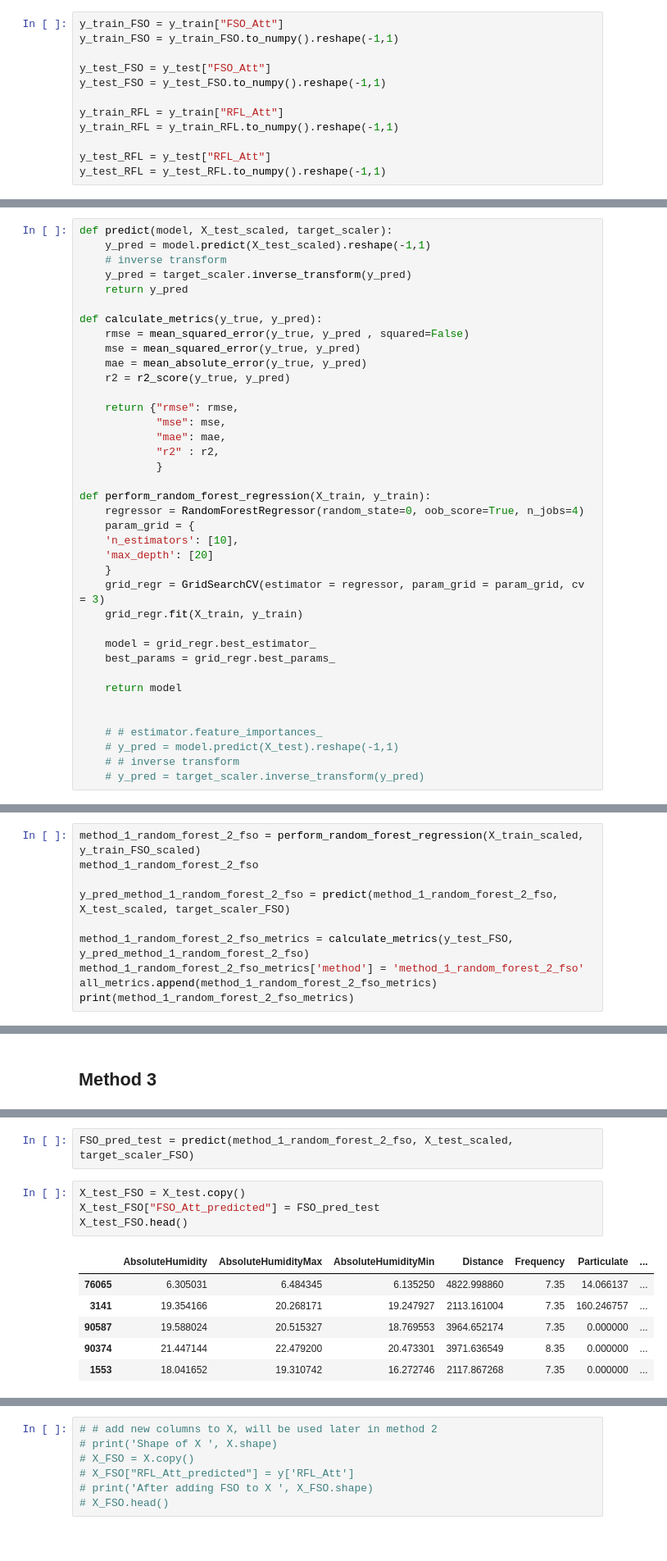
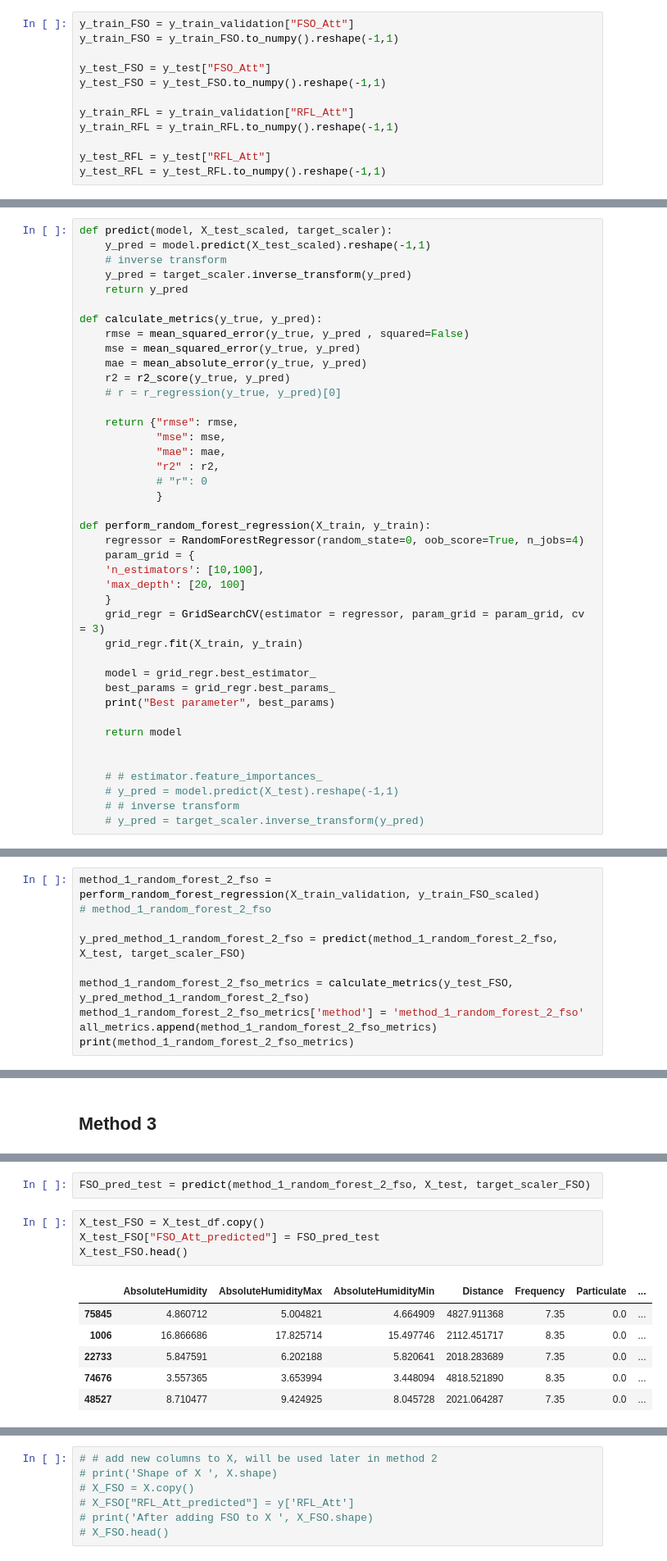
Before and after one commit to hoangthuha/researchproject, a Jupyter notebook: Project_B_Full_Data.ipynb, the cells around one changed output, grey strips where cells are left out. Shown at 82% size. Drawn from its saved outputs; the diff is of its cells as text.

```diff
--- a/Project_B_Full_Data.ipynb
+++ b/Project_B_Full_Data.ipynb
@@ -81,11 +285,11 @@ y_test:  (27414, 2)
 # %%
-y_train_FSO = y_train["FSO_Att"]
+y_train_FSO = y_train_validation["FSO_Att"]
 y_train_FSO = y_train_FSO.to_numpy().reshape(-1,1)
 
 y_test_FSO = y_test["FSO_Att"]
 y_test_FSO = y_test_FSO.to_numpy().reshape(-1,1)
 
-y_train_RFL = y_train["RFL_Att"]
+y_train_RFL = y_train_validation["RFL_Att"]
 y_train_RFL = y_train_RFL.to_numpy().reshape(-1,1)
 
 y_test_RFL = y_test["RFL_Att"]
@@ -112,24 +316,27 @@ def calculate_metrics(y_true, y_pred):
     mse = mean_squared_error(y_true, y_pred)
     mae = mean_absolute_error(y_true, y_pred)
     r2 = r2_score(y_true, y_pred)
+    # r = r_regression(y_true, y_pred)[0]
 
     return {"rmse": rmse,
             "mse": mse,
             "mae": mae,
             "r2" : r2,
+            # "r": 0
             }
 
 def perform_random_forest_regression(X_train, y_train):
     regressor = RandomForestRegressor(random_state=0, oob_score=True, n_jobs=4)
     param_grid = {
-    'n_estimators': [10],
-    'max_depth': [20]
+    'n_estimators': [10,100],
+    'max_depth': [20, 100]
     }
     grid_regr = GridSearchCV(estimator = regressor, param_grid = param_grid, cv = 3)
     grid_regr.fit(X_train, y_train)
 
     model = grid_regr.best_estimator_
     best_params = grid_regr.best_params_
+    print("Best parameter", best_params)
 
     return model
 
@@ -173,8 +381,8 @@ print(method_1_random_forest_1_rfl_metrics)
 # %%
-method_1_random_forest_2_fso = perform_random_forest_regression(X_train_scaled, y_train_FSO_scaled)
-method_1_random_forest_2_fso
+method_1_random_forest_2_fso = perform_random_forest_regression(X_train_validation, y_train_FSO_scaled)
+# method_1_random_forest_2_fso
 
-y_pred_method_1_random_forest_2_fso = predict(method_1_random_forest_2_fso, X_test_scaled, target_scaler_FSO)
+y_pred_method_1_random_forest_2_fso = predict(method_1_random_forest_2_fso, X_test, target_scaler_FSO)
 
 method_1_random_forest_2_fso_metrics = calculate_metrics(y_test_FSO, y_pred_method_1_random_forest_2_fso)
 method_1_random_forest_2_fso_metrics['method'] = 'method_1_random_forest_2_fso'
@@ -246,17 +456,17 @@ X_train_FSO.head()
 5 rows × 32 columns
 # %%
-FSO_pred_test = predict(method_1_random_forest_2_fso, X_test_scaled, target_scaler_FSO)
+FSO_pred_test = predict(method_1_random_forest_2_fso, X_test, target_scaler_FSO)
 # %%
-X_test_FSO = X_test.copy()
+X_test_FSO = X_test_df.copy()
 X_test_FSO["FSO_Att_predicted"] = FSO_pred_test
 X_test_FSO.head()
 # %% [output]
 |  | AbsoluteHumidity | AbsoluteHumidityMax | AbsoluteHumidityMin | Distance | Frequency | Particulate | ... |
-| 76065 | 6.305031 | 6.484345 | 6.135250 | 4822.998860 | 7.35 | 14.066137 | ... |
-| 3141 | 19.354166 | 20.268171 | 19.247927 | 2113.161004 | 7.35 | 160.246757 | ... |
-| 90587 | 19.588024 | 20.515327 | 18.769553 | 3964.652174 | 7.35 | 0.000000 | ... |
-| 90374 | 21.447144 | 22.479200 | 20.473301 | 3971.636549 | 8.35 | 0.000000 | ... |
-| 1553 | 18.041652 | 19.310742 | 16.272746 | 2117.867268 | 7.35 | 0.000000 | ... |
+| 75845 | 4.860712 | 5.004821 | 4.664909 | 4827.911368 | 7.35 | 0.0 | ... |
+| 1006 | 16.866686 | 17.825714 | 15.497746 | 2112.451717 | 8.35 | 0.0 | ... |
+| 22733 | 5.847591 | 6.202188 | 5.820641 | 2018.283689 | 7.35 | 0.0 | ... |
+| 74676 | 3.557365 | 3.653994 | 3.448094 | 4818.521890 | 8.35 | 0.0 | ... |
+| 48527 | 8.710477 | 9.424925 | 8.045728 | 2021.064287 | 7.35 | 0.0 | ... |
 5 rows × 32 columns
 # %%
 feature_scaler_fso = StandardScaler().fit(X_train_FSO)
```
Also changed, not shown: parts of 41 cells of this notebook.
